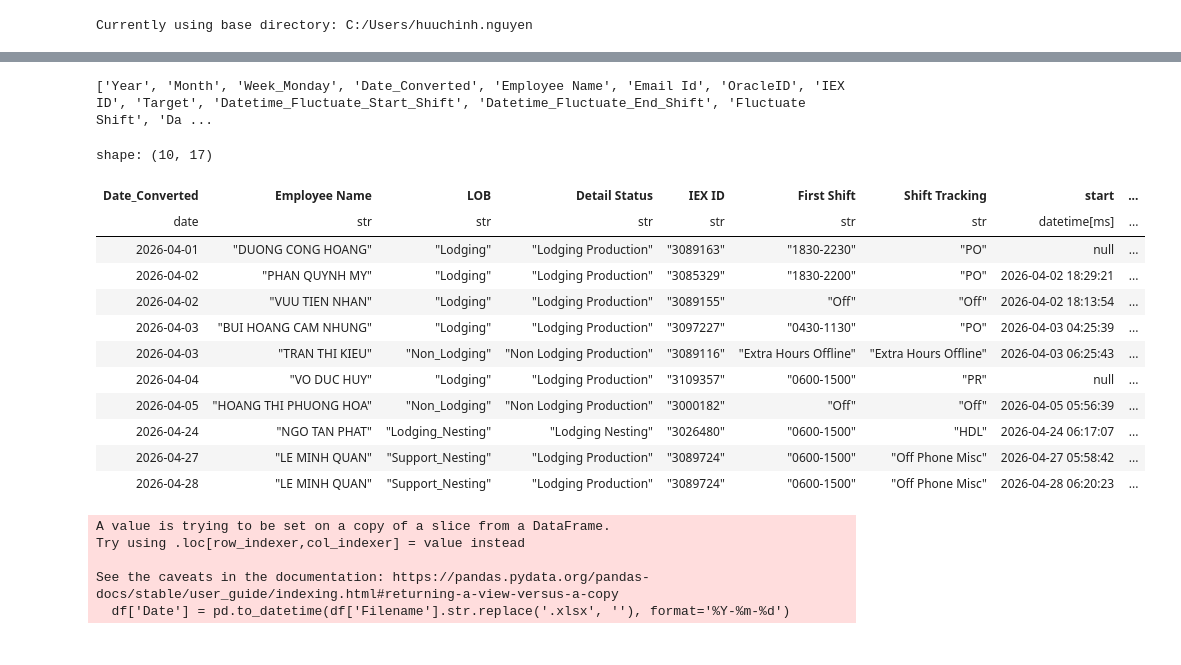
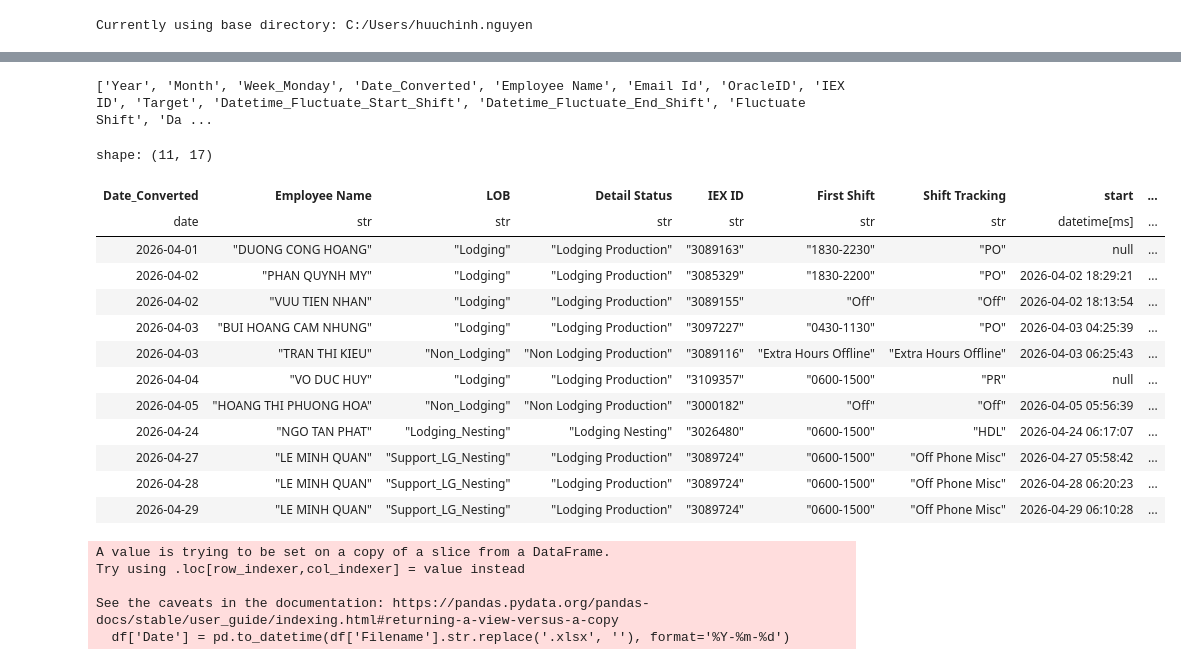
Before and after one commit to NguyenHuuChinh1998/CODE, a Jupyter notebook: Dashboard.ipynb, the cells around one changed output, grey strips where cells are left out. Drawn from its saved outputs; the diff is of its cells as text; code cells hidden in the pictures.

```diff
--- a/Dashboard.ipynb
+++ b/Dashboard.ipynb
@@ -197,37 +180,38 @@ filtered_data = RTA_REPORT_GENERATE.select([
 ])
 filtered_data = filtered_data.with_columns([
     pl.col('hc_actual').cast(pl.Float64),
     pl.col('hc_present').cast(pl.Float64)
 ])
 
 start_date = '2026-04-01'
-end_date = '2026-04-28'
+end_date = '2026-04-29'
 
 start_date_parsed = pl.lit(start_date).str.strptime(pl.Date, format='%Y-%m-%d')
 end_date_parsed = pl.lit(end_date).str.strptime(pl.Date, format='%Y-%m-%d')
 
 sorted_data = filtered_data.sort('Date_Converted')
 filtered_data = sorted_data.filter((pl.col('Date_Converted') >= start_date_parsed) & (pl.col('Date_Converted') <= end_date_parsed))
 
 filtered_data_pd = filtered_data.to_pandas()
 
 filtered_data_1 = filter_shift_discrepancies(filtered_data)
 filtered_data_1
 # %% [output]
 ['Year', 'Month', 'Week_Monday', 'Date_Converted', 'Employee Name', 'Email Id', 'OracleID', 'IEX ID', 'Target', 'Datetime_Fluctuate_Start_Shift', 'Datetime_Fluctuate_End_Shift', 'Fluctuate Shift', 'Da ...
-shape: (10, 17)
+shape: (11, 17)
 | Date_Converted | Employee Name | LOB | Detail Status | IEX ID | First Shift | Shift Tracking | start | ... |
 | date | str | str | str | str | str | str | datetime[ms] | ... |
 | 2026-04-01 | "DUONG CONG HOANG" | "Lodging" | "Lodging Production" | "3089163" | "1830-2230" | "PO" | null | ... |
 | 2026-04-02 | "PHAN QUYNH MY" | "Lodging" | "Lodging Production" | "3085329" | "1830-2200" | "PO" | 2026-04-02 18:29:21 | ... |
 | 2026-04-02 | "VUU TIEN NHAN" | "Lodging" | "Lodging Production" | "3089155" | "Off" | "Off" | 2026-04-02 18:13:54 | ... |
 | 2026-04-03 | "BUI HOANG CAM NHUNG" | "Lodging" | "Lodging Production" | "3097227" | "0430-1130" | "PO" | 2026-04-03 04:25:39 | ... |
 | 2026-04-03 | "TRAN THI KIEU" | "Non_Lodging" | "Non Lodging Production" | "3089116" | "Extra Hours Offline" | "Extra Hours Offline" | 2026-04-03 06:25:43 | ... |
 | 2026-04-04 | "VO DUC HUY" | "Lodging" | "Lodging Production" | "3109357" | "0600-1500" | "PR" | null | ... |
 | 2026-04-05 | "HOANG THI PHUONG HOA" | "Non_Lodging" | "Non Lodging Production" | "3000182" | "Off" | "Off" | 2026-04-05 05:56:39 | ... |
 | 2026-04-24 | "NGO TAN PHAT" | "Lodging_Nesting" | "Lodging Nesting" | "3026480" | "0600-1500" | "HDL" | 2026-04-24 06:17:07 | ... |
-| 2026-04-27 | "LE MINH QUAN" | "Support_Nesting" | "Lodging Production" | "3089724" | "0600-1500" | "Off Phone Misc" | 2026-04-27 05:58:42 | ... |
-| 2026-04-28 | "LE MINH QUAN" | "Support_Nesting" | "Lodging Production" | "3089724" | "0600-1500" | "Off Phone Misc" | 2026-04-28 06:20:23 | ... |
+| 2026-04-27 | "LE MINH QUAN" | "Support_LG_Nesting" | "Lodging Production" | "3089724" | "0600-1500" | "Off Phone Misc" | 2026-04-27 05:58:42 | ... |
+| 2026-04-28 | "LE MINH QUAN" | "Support_LG_Nesting" | "Lodging Production" | "3089724" | "0600-1500" | "Off Phone Misc" | 2026-04-28 06:20:23 | ... |
+| 2026-04-29 | "LE MINH QUAN" | "Support_LG_Nesting" | "Lodging Production" | "3089724" | "0600-1500" | "Off Phone Misc" | 2026-04-29 06:10:28 | ... |
 # %%
 def get_xlsx_filenames(data_dir):
     xlsx_files = []
```
Also changed, not shown: parts of 1 cell of this notebook, 5 other files.
